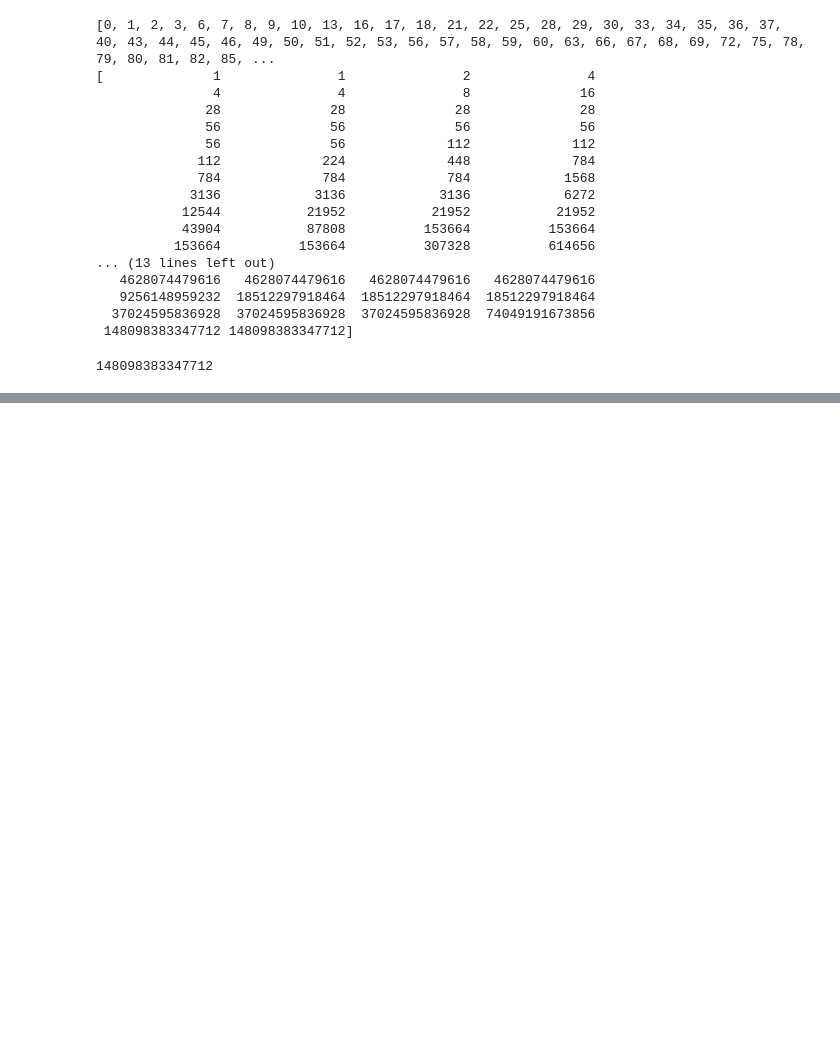
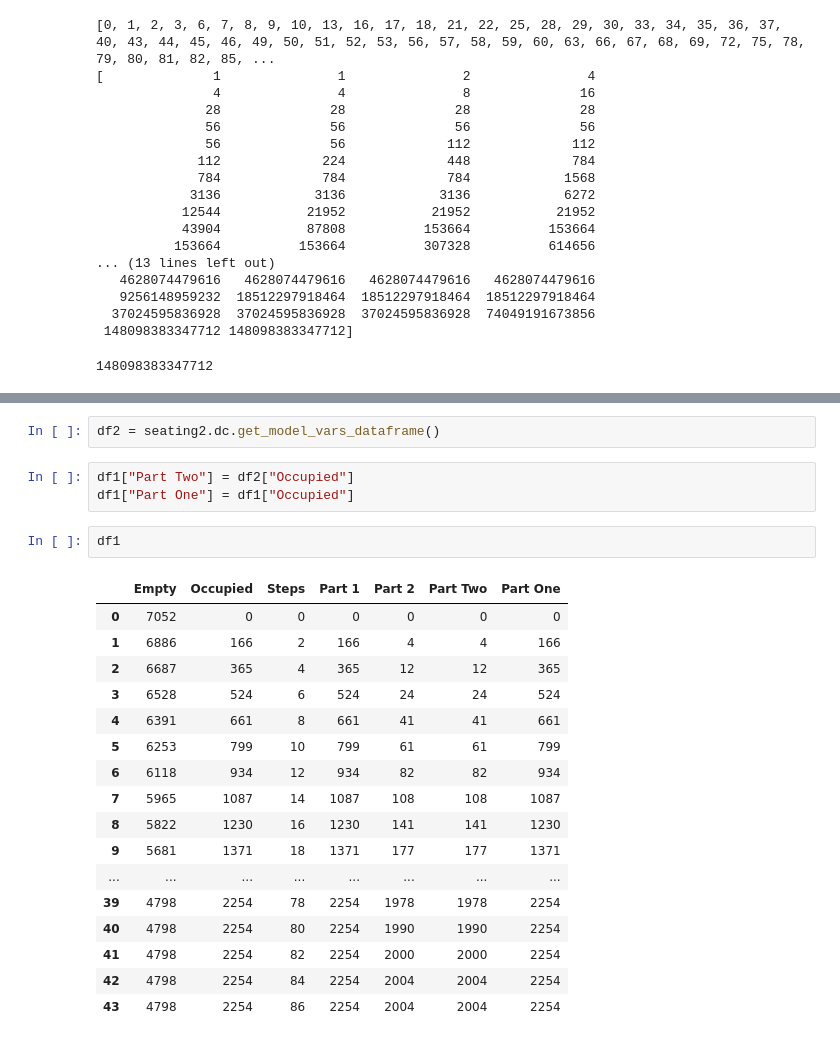
Before and after one commit to mgoadric/AdventOfCode, a Jupyter notebook: 2020/Advent of Code 2020 Solutions.ipynb, the cells around one changed output, grey strips where cells are left out. Saved outputs shown, nothing was run; the diff lists cells and outputs as text; blank space fills up the shorter version.

```diff
--- a/2020/Advent of Code 2020 Solutions.ipynb
+++ b/2020/Advent of Code 2020 Solutions.ipynb
@@ -897,0 +1162,25 @@ combos(get_data("data/input10.txt"))
+# %%
+df2 = seating2.dc.get_model_vars_dataframe()
+# %%
+df1["Part Two"] = df2["Occupied"]
+df1["Part One"] = df1["Occupied"]
+# %%
+df1
+# %% [output]
+|  | Empty | Occupied | Steps | Part 1 | Part 2 | Part Two | Part One |
+| 0 | 7052 | 0 | 0 | 0 | 0 | 0 | 0 |
+| 1 | 6886 | 166 | 2 | 166 | 4 | 4 | 166 |
+| 2 | 6687 | 365 | 4 | 365 | 12 | 12 | 365 |
+| 3 | 6528 | 524 | 6 | 524 | 24 | 24 | 524 |
+| 4 | 6391 | 661 | 8 | 661 | 41 | 41 | 661 |
+| 5 | 6253 | 799 | 10 | 799 | 61 | 61 | 799 |
+| 6 | 6118 | 934 | 12 | 934 | 82 | 82 | 934 |
+| 7 | 5965 | 1087 | 14 | 1087 | 108 | 108 | 1087 |
+| 8 | 5822 | 1230 | 16 | 1230 | 141 | 141 | 1230 |
+| 9 | 5681 | 1371 | 18 | 1371 | 177 | 177 | 1371 |
+| ... | ... | ... | ... | ... | ... | ... | ... |
+| 39 | 4798 | 2254 | 78 | 2254 | 1978 | 1978 | 2254 |
+| 40 | 4798 | 2254 | 80 | 2254 | 1990 | 1990 | 2254 |
+| 41 | 4798 | 2254 | 82 | 2254 | 2000 | 2000 | 2254 |
+| 42 | 4798 | 2254 | 84 | 2254 | 2004 | 2004 | 2254 |
+| 43 | 4798 | 2254 | 86 | 2254 | 2004 | 2004 | 2254 |
```
Also changed, not shown: parts of 12 cells of this notebook, 1 other file.
